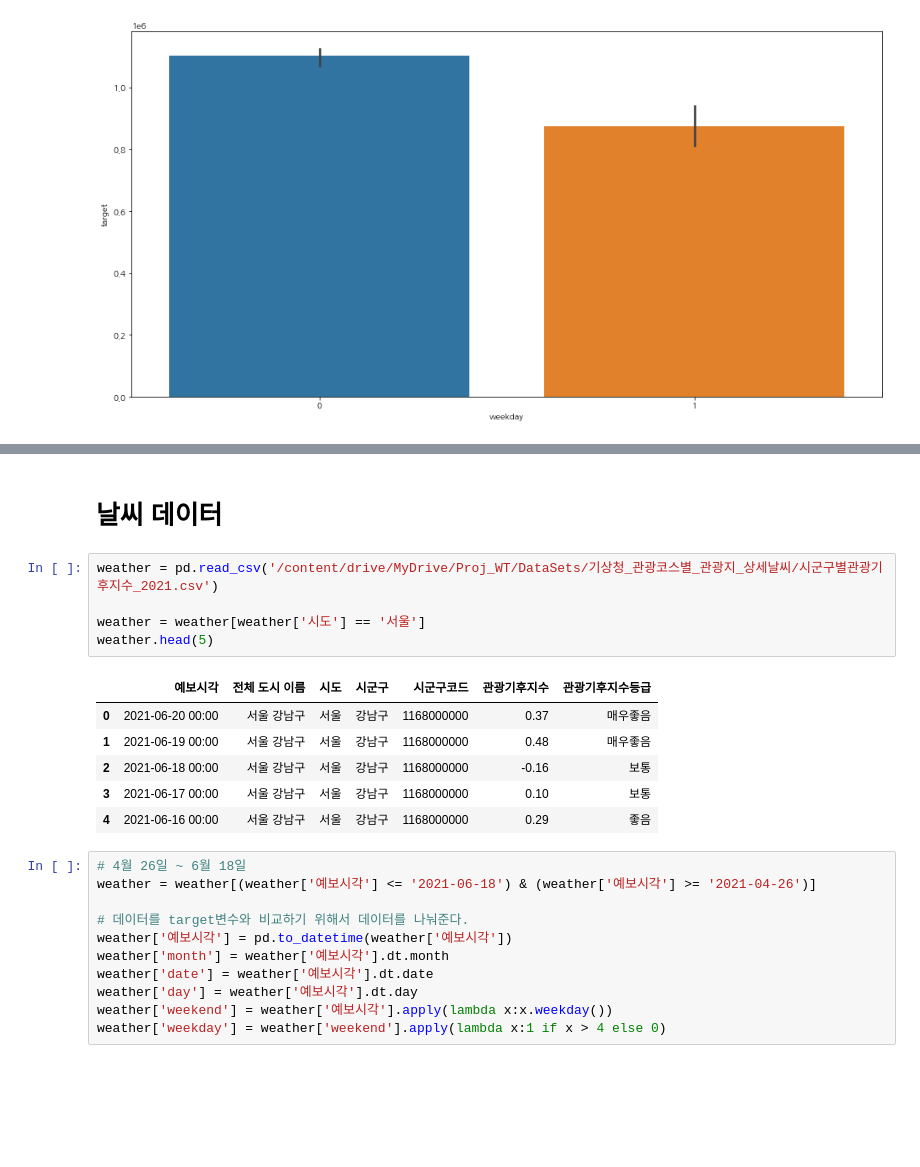
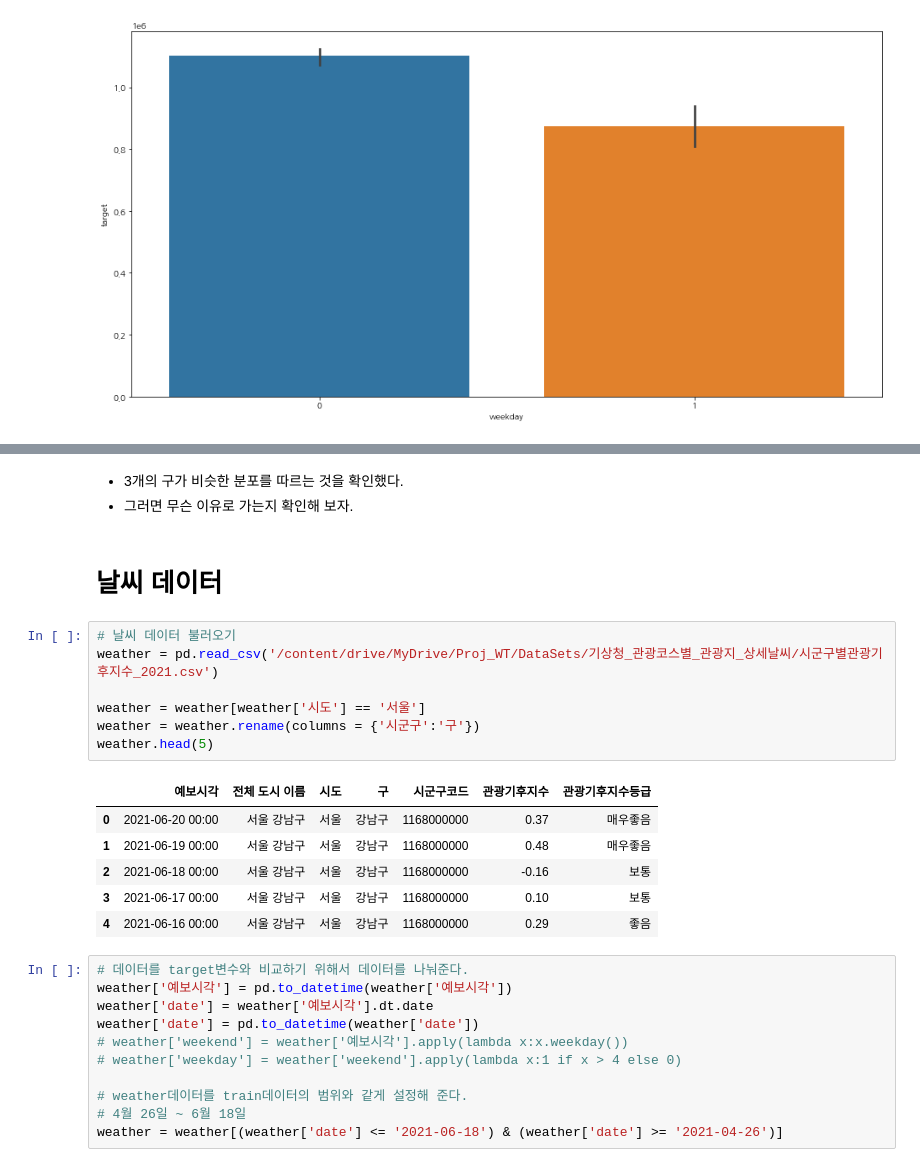
Before and after one commit to qkrwjdduf159/-, a Jupyter notebook: 팀프로젝트/0426_0624.ipynb, the cells around one changed output, grey strips where cells are left out. Saved outputs shown, nothing was run; the diff lists cells and outputs as text; blank space fills up the shorter version.

```diff
--- a/팀프로젝트/0426_0624.ipynb
+++ b/팀프로젝트/0426_0624.ipynb
@@ -189,25 +210,30 @@ sns.barplot(data =train[train['구'] == '강남구'], x = 'weekday', y = 'target
+# %% [markdown]
+- 3개의 구가 비슷한 분포를 따르는 것을 확인했다.
+- 그러면 무슨 이유로 가는지 확인해 보자.
 # %% [markdown]
 # 날씨 데이터
 # %%
+# 날씨 데이터 불러오기
 weather = pd.read_csv('/content/drive/MyDrive/Proj_WT/DataSets/기상청_관광코스별_관광지_상세날씨/시군구별관광기후지수_2021.csv')
 
 weather = weather[weather['시도'] == '서울']
+weather = weather.rename(columns = {'시군구':'구'})
 weather.head(5)
 # %% [output]
-|  | 예보시각 | 전체 도시 이름 | 시도 | 시군구 | 시군구코드 | 관광기후지수 | 관광기후지수등급 |
+|  | 예보시각 | 전체 도시 이름 | 시도 | 구 | 시군구코드 | 관광기후지수 | 관광기후지수등급 |
 | 0 | 2021-06-20 00:00 | 서울 강남구 | 서울 | 강남구 | 1168000000 | 0.37 | 매우좋음 |
 | 1 | 2021-06-19 00:00 | 서울 강남구 | 서울 | 강남구 | 1168000000 | 0.48 | 매우좋음 |
 | 2 | 2021-06-18 00:00 | 서울 강남구 | 서울 | 강남구 | 1168000000 | -0.16 | 보통 |
 | 3 | 2021-06-17 00:00 | 서울 강남구 | 서울 | 강남구 | 1168000000 | 0.10 | 보통 |
 | 4 | 2021-06-16 00:00 | 서울 강남구 | 서울 | 강남구 | 1168000000 | 0.29 | 좋음 |
 # %%
-# 4월 26일 ~ 6월 18일
-weather = weather[(weather['예보시각'] <= '2021-06-18') & (weather['예보시각'] >= '2021-04-26')]
-
 # 데이터를 target변수와 비교하기 위해서 데이터를 나눠준다.
 weather['예보시각'] = pd.to_datetime(weather['예보시각'])
-weather['month'] = weather['예보시각'].dt.month
 weather['date'] = weather['예보시각'].dt.date
-weather['day'] = weather['예보시각'].dt.day
-weather['weekend'] = weather['예보시각'].apply(lambda x:x.weekday())
-weather['weekday'] = weather['weekend'].apply(lambda x:1 if x > 4 else 0)
+weather['date'] = pd.to_datetime(weather['date'])
+# weather['weekend'] = weather['예보시각'].apply(lambda x:x.weekday())
+# weather['weekday'] = weather['weekend'].apply(lambda x:1 if x > 4 else 0)
+
+# weather데이터를 train데이터의 범위와 같게 설정해 준다.
+# 4월 26일 ~ 6월 18일
+weather = weather[(weather['date'] <= '2021-06-18') & (weather['date'] >= '2021-04-26')]
```
Also changed, not shown: parts of 27 cells of this notebook.
